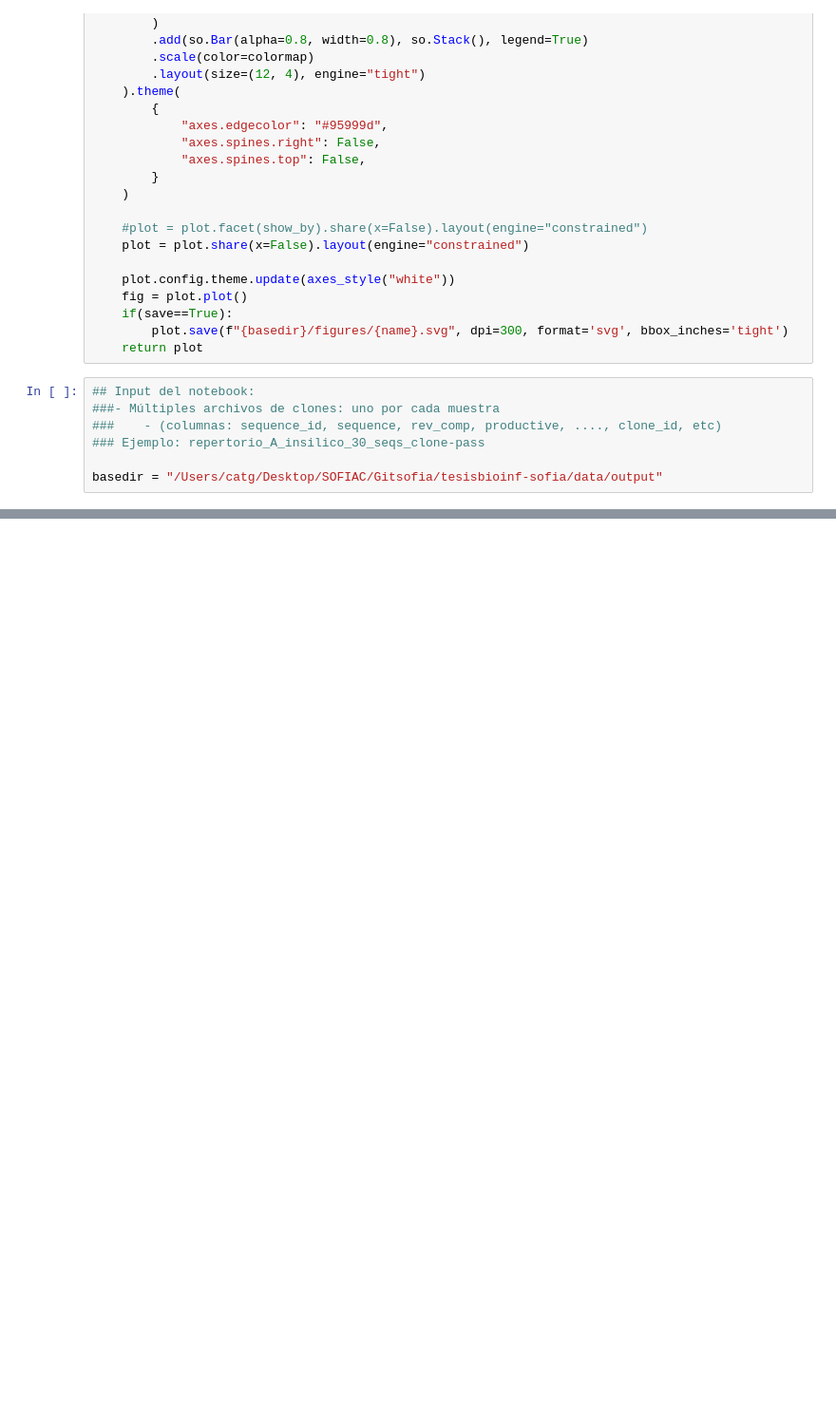
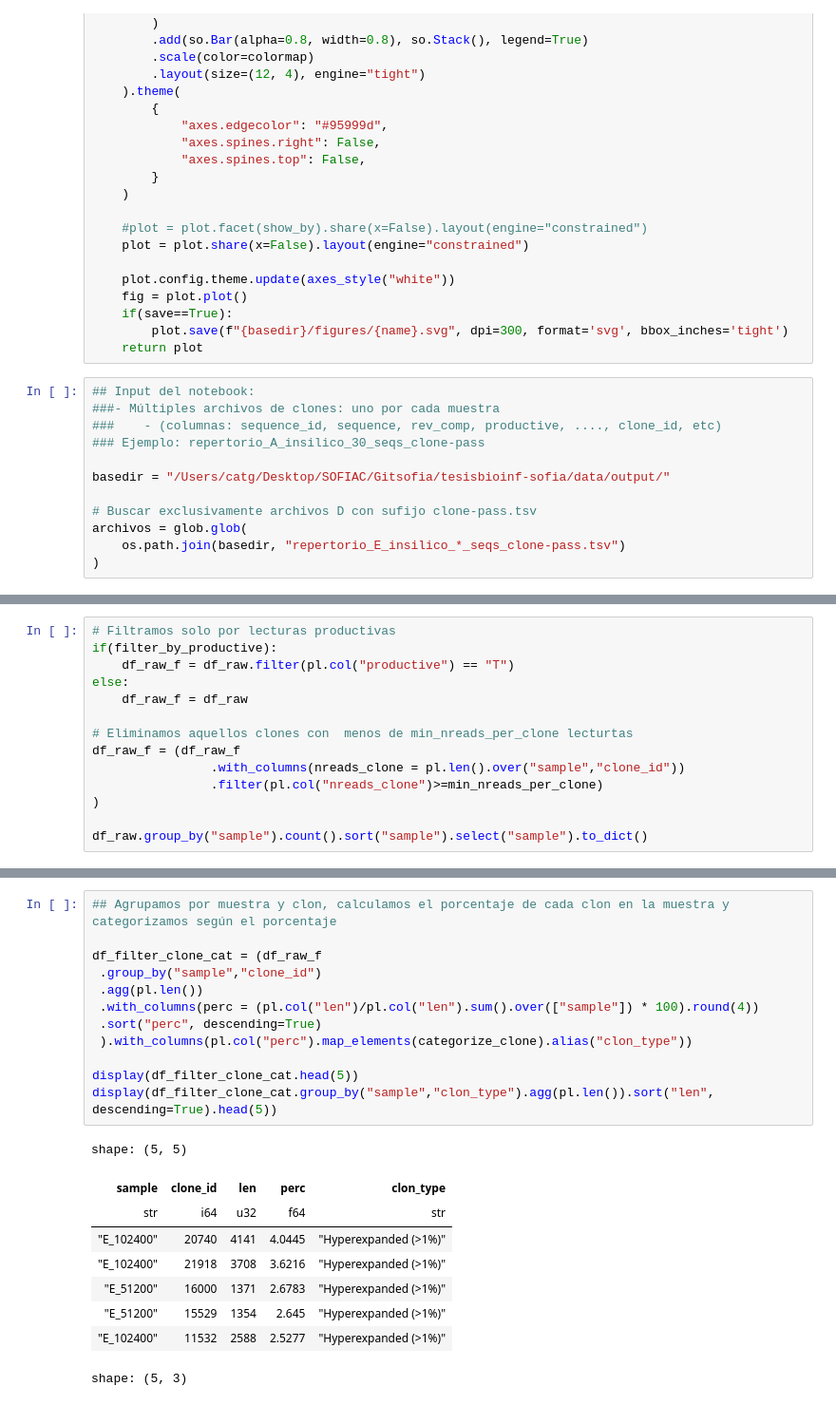
Before and after one commit to sofiacardenase/tesisbioinf-sofia, a Jupyter notebook: notebooks/7-.ipynb, the cells around one changed output, grey strips where cells are left out. Shown at 95% size. Saved outputs shown, nothing was run; the diff lists cells and outputs as text; blank space fills up the shorter version.

```diff
--- a/notebooks/7-.ipynb
+++ b/notebooks/7-.ipynb
@@ -128,4 +129,9 @@ def plot_categorized_clones(df_cat,show_by,save=False,name="plot"):
 ###    - (columnas: sequence_id, sequence, rev_comp, productive, ...., clone_id, etc)
 ### Ejemplo: repertorio_A_insilico_30_seqs_clone-pass
 
-basedir = "/Users/catg/Desktop/SOFIAC/Gitsofia/tesisbioinf-sofia/data/output"
+basedir = "/Users/catg/Desktop/SOFIAC/Gitsofia/tesisbioinf-sofia/data/output/"
+
+# Buscar exclusivamente archivos D con sufijo clone-pass.tsv
+archivos = glob.glob(
+    os.path.join(basedir, "repertorio_E_insilico_*_seqs_clone-pass.tsv")
+)
@@ -131,0 +200,14 @@ basedir = "/Users/catg/Desktop/SOFIAC/Gitsofia/tesisbioinf-sofia/data/output"
+# %%
+# Filtramos solo por lecturas productivas
+if(filter_by_productive):
+    df_raw_f = df_raw.filter(pl.col("productive") == "T")
+else:
+    df_raw_f = df_raw
+
+# Eliminamos aquellos clones con  menos de min_nreads_per_clone lecturtas
+df_raw_f = (df_raw_f
+                .with_columns(nreads_clone = pl.len().over("sample","clone_id"))
+                .filter(pl.col("nreads_clone")>=min_nreads_per_clone)
+)
+
+df_raw.group_by("sample").count().sort("sample").select("sample").to_dict()
@@ -131,0 +230,22 @@ basedir = "/Users/catg/Desktop/SOFIAC/Gitsofia/tesisbioinf-sofia/data/output"
+# %%
+## Agrupamos por muestra y clon, calculamos el porcentaje de cada clon en la muestra y categorizamos según el porcentaje
+
+df_filter_clone_cat = (df_raw_f
+ .group_by("sample","clone_id")
+ .agg(pl.len())
+ .with_columns(perc = (pl.col("len")/pl.col("len").sum().over(["sample"]) * 100).round(4))
+ .sort("perc", descending=True)
+ ).with_columns(pl.col("perc").map_elements(categorize_clone).alias("clon_type"))
+
+display(df_filter_clone_cat.head(5))
+display(df_filter_clone_cat.group_by("sample","clon_type").agg(pl.len()).sort("len", descending=True).head(5))
+# %% [output]
+shape: (5, 5)
+| sample | clone_id | len | perc | clon_type |
+| str | i64 | u32 | f64 | str |
+| "E_102400" | 20740 | 4141 | 4.0445 | "Hyperexpanded (>1%)" |
+| "E_102400" | 21918 | 3708 | 3.6216 | "Hyperexpanded (>1%)" |
+| "E_51200" | 16000 | 1371 | 2.6783 | "Hyperexpanded (>1%)" |
+| "E_51200" | 15529 | 1354 | 2.645 | "Hyperexpanded (>1%)" |
+| "E_102400" | 11532 | 2588 | 2.5277 | "Hyperexpanded (>1%)" |
+shape: (5, 3)
```
Also changed, not shown: parts of 8 cells of this notebook, 19 other files.
